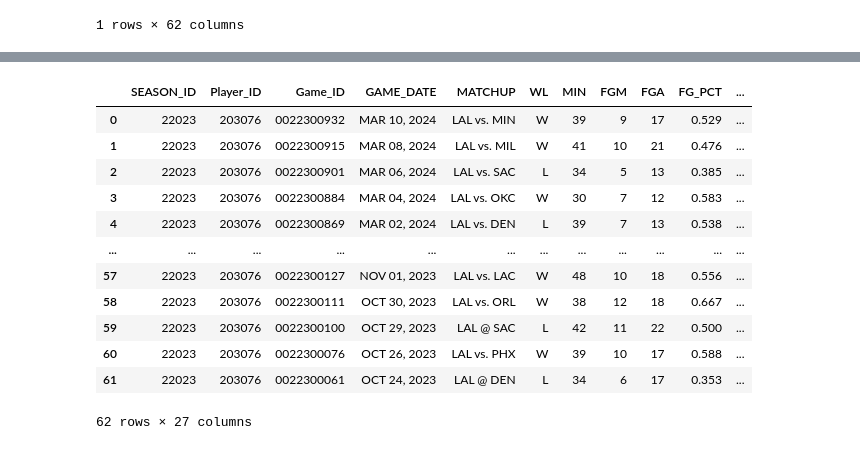
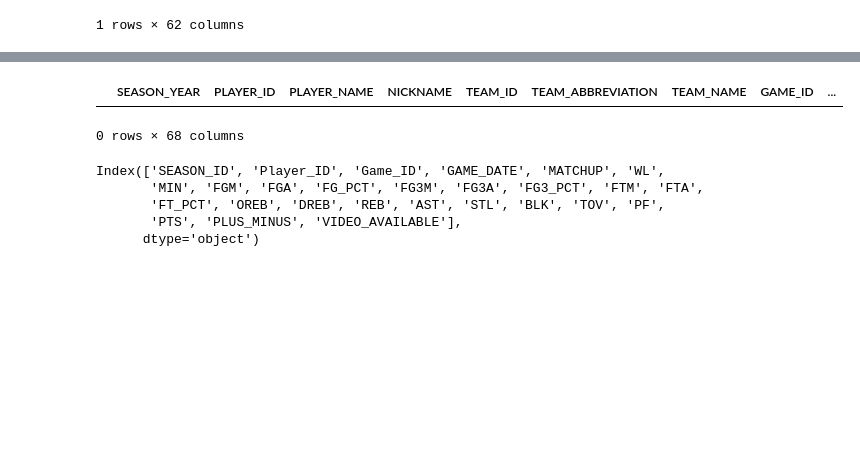
Before and after one commit to sebacent/ProyectoDS, a Jupyter notebook: src/explore.ipynb, the cells around one changed output, grey strips where cells are left out. Saved outputs shown, nothing was run; the diff lists cells and outputs as text; code cells hidden in the pictures; blank space fills up the shorter version.

```diff
--- a/src/explore.ipynb
+++ b/src/explore.ipynb
@@ -56,18 +88,15 @@ games.head()
+# %%
+df.tail(50)
+# %% [output]
+|  | SEASON_YEAR | PLAYER_ID | PLAYER_NAME | NICKNAME | TEAM_ID | TEAM_ABBREVIATION | TEAM_NAME | GAME_ID | ... |
+0 rows × 68 columns
 # %%
 streaks = playergamelog.PlayerGameLog(player_id="203076")
 df = streaks.get_data_frames()[0]
-df
+df.columns
 # %% [output]
-|  | SEASON_ID | Player_ID | Game_ID | GAME_DATE | MATCHUP | WL | MIN | FGM | FGA | FG_PCT | ... |
-| 0 | 22023 | 203076 | 0022300932 | MAR 10, 2024 | LAL vs. MIN | W | 39 | 9 | 17 | 0.529 | ... |
-| 1 | 22023 | 203076 | 0022300915 | MAR 08, 2024 | LAL vs. MIL | W | 41 | 10 | 21 | 0.476 | ... |
-| 2 | 22023 | 203076 | 0022300901 | MAR 06, 2024 | LAL vs. SAC | L | 34 | 5 | 13 | 0.385 | ... |
-| 3 | 22023 | 203076 | 0022300884 | MAR 04, 2024 | LAL vs. OKC | W | 30 | 7 | 12 | 0.583 | ... |
-| 4 | 22023 | 203076 | 0022300869 | MAR 02, 2024 | LAL vs. DEN | L | 39 | 7 | 13 | 0.538 | ... |
-| ... | ... | ... | ... | ... | ... | ... | ... | ... | ... | ... | ... |
-| 57 | 22023 | 203076 | 0022300127 | NOV 01, 2023 | LAL vs. LAC | W | 48 | 10 | 18 | 0.556 | ... |
-| 58 | 22023 | 203076 | 0022300111 | OCT 30, 2023 | LAL vs. ORL | W | 38 | 12 | 18 | 0.667 | ... |
-| 59 | 22023 | 203076 | 0022300100 | OCT 29, 2023 | LAL @ SAC | L | 42 | 11 | 22 | 0.500 | ... |
-| 60 | 22023 | 203076 | 0022300076 | OCT 26, 2023 | LAL vs. PHX | W | 39 | 10 | 17 | 0.588 | ... |
-| 61 | 22023 | 203076 | 0022300061 | OCT 24, 2023 | LAL @ DEN | L | 34 | 6 | 17 | 0.353 | ... |
-62 rows × 27 columns
+Index(['SEASON_ID', 'Player_ID', 'Game_ID', 'GAME_DATE', 'MATCHUP', 'WL',
+       'MIN', 'FGM', 'FGA', 'FG_PCT', 'FG3M', 'FG3A', 'FG3_PCT', 'FTM', 'FTA',
+       'FT_PCT', 'OREB', 'DREB', 'REB', 'AST', 'STL', 'BLK', 'TOV', 'PF',
+       'PTS', 'PLUS_MINUS', 'VIDEO_AVAILABLE'],
+      dtype='object')
```
Also changed, not shown: parts of 18 cells of this notebook, 1 other file.
